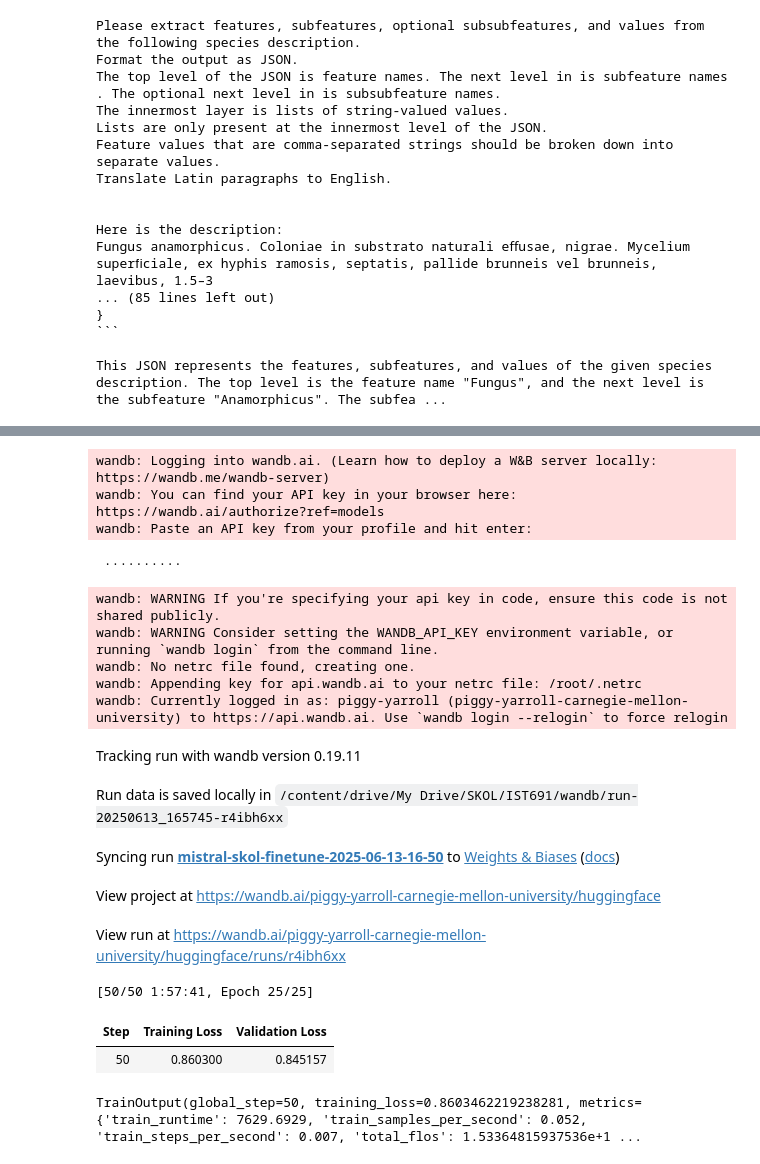
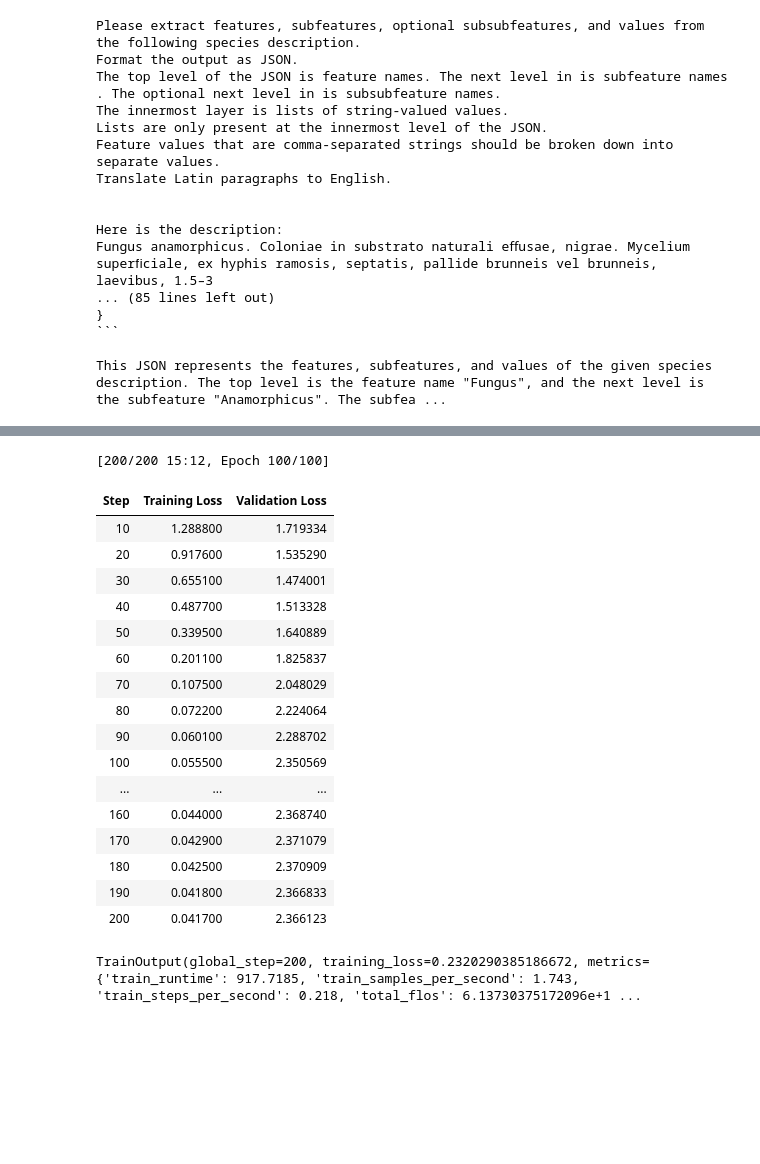
Before and after one commit to piggyatbaqaqi/skol, a Jupyter notebook: IST691/mistral_transfer_learning.ipynb, the cells around one changed output, grey strips where cells are left out. Drawn from its saved outputs; the diff is of its cells as text; code cells hidden in the pictures; blank space fills up the shorter version.

Commit message:
Full training run.
We can see by the rising validation loss that we are overfitting to our very small training set.

```diff
--- a/IST691/mistral_transfer_learning.ipynb
+++ b/IST691/mistral_transfer_learning.ipynb
@@ -161,6 +173,9 @@ from the 2nd or 3rd cells from the apex.
 # %%
 def load_json_training(filename: str) -> List[Dict[str, Any]]:
   retval = []
+  def val(description: str, result: Dict[str, Any]) -> Dict[str, str]:
+    return {'description': description,
+            'result': json.dumps(result, indent=4, ensure_ascii=False)}
   state = 'START'  # 'description', 'result'
   with open(filename, "r", encoding="utf-8") as file:
     lines = []
@@ -173,7 +188,8 @@ def load_json_training(filename: str) -> List[Dict[str, Any]]:
             result_dict = json.loads(result)
           except json.JSONDecodeError as err:
             print(f'Err: {err}\n{result}')
-          retval.append({'description': description, 'result': json.dumps(result_dict)})
+
+          retval.append(val(description, result_dict))
         lines = []
         state = 'description'
       elif line.startswith('Result:'):
@@ -189,7 +205,7 @@ def load_json_training(filename: str) -> List[Dict[str, Any]]:
         result_dict = json.loads(result)
       except json.JSONDecodeError as err:
         print(f'Err: {err}\n{result}')
-      retval.append({'description': description, 'result': json.dumps(result_dict)})
+      retval.append(val(description, result_dict))
   return retval
 # %%
 json_training = load_json_training(workdir / 'json_training.txt')
@@ -417,11 +455,14 @@ if torch.cuda.device_count() > 1: # If more than 1 GPU
 # %%
 import transformers
 from datetime import datetime
+import wandb
 project = "skol-finetune"
 base_model_name = "mistral"
 run_name = base_model_name + "-" + project
 output_dir = "./" + run_name
 tokenizer.pad_token = tokenizer.eos_token
+wandb_token = userdata.get('WANDB_TOKEN')
+wandb.login(key=wandb_token)
 trainer = transformers.Trainer(
     model=model,
     train_dataset=tokenized_train_dataset,
@@ -432,16 +473,16 @@ trainer = transformers.Trainer(
         per_device_train_batch_size=2,
         gradient_accumulation_steps=4,
         # max_steps=1000,
-        max_steps=50,
+        max_steps=100,
         learning_rate=2.5e-5, # Want about 10x smaller than the Mistral learning rate
-        logging_steps=5,
+        logging_steps=10,
         bf16=True,
         optim="paged_adamw_8bit",
         logging_dir="./logs",        # Directory for storing logs
         save_strategy="steps",       # Save the model checkpoint every logging step
-        save_steps=5,                # Save checkpoints every 50 steps
+        save_steps=10,                # Save checkpoints every 50 steps
         eval_strategy="steps", # Evaluate the model every logging step
-        eval_steps=5,               # Evaluate and save checkpoints every 50 steps
+        eval_steps=10,               # Evaluate and save checkpoints every 50 steps
         do_eval=True,                # Perform evaluation at the end of training
         report_to="wandb",           # Comment this out if you don't want to use weights & baises
         run_name=f"{run_name}-{datetime.now().strftime('%Y-%m-%d-%H-%M')}"          # Name of the W&B run (optional)
@@ -456,21 +497,22 @@ No label_names provided for model class `PeftModelForCausalLM`. Since `PeftModel
-wandb: Logging into wandb.ai. (Learn how to deploy a W&B server locally: https://wandb.me/wandb-server)
-wandb: You can find your API key in your browser here: https://wandb.ai/authorize?ref=models
-wandb: Paste an API key from your profile and hit enter:
+[200/200 15:12, Epoch 100/100]
+| Step | Training Loss | Validation Loss |
+| 10 | 1.288800 | 1.719334 |
+| 20 | 0.917600 | 1.535290 |
+| 30 | 0.655100 | 1.474001 |
+| 40 | 0.487700 | 1.513328 |
+| 50 | 0.339500 | 1.640889 |
+| 60 | 0.201100 | 1.825837 |
+| 70 | 0.107500 | 2.048029 |
+| 80 | 0.072200 | 2.224064 |
+| 90 | 0.060100 | 2.288702 |
+| 100 | 0.055500 | 2.350569 |
+| ... | ... | ... |
+| 160 | 0.044000 | 2.368740 |
+| 170 | 0.042900 | 2.371079 |
+| 180 | 0.042500 | 2.370909 |
+| 190 | 0.041800 | 2.366833 |
+| 200 | 0.041700 | 2.366123 |
- ··········
+TrainOutput(global_step=200, training_loss=0.2320290385186672, metrics={'train_runtime': 917.7185, 'train_samples_per_second': 1.743, 'train_steps_per_second': 0.218, 'total_flos': 6.13730375172096e+1 ...
-wandb: WARNING If you're specifying your api key in code, ensure this code is not shared publicly.
-wandb: WARNING Consider setting the WANDB_API_KEY environment variable, or running `wandb login` from the command line.
-wandb: No netrc file found, creating one.
-wandb: Appending key for api.wandb.ai to your netrc file: /root/.netrc
-wandb: Currently logged in as: piggy-yarroll (piggy-yarroll-carnegie-mellon-university) to https://api.wandb.ai. Use `wandb login --relogin` to force relogin
-Tracking run with wandb version 0.19.11
-Run data is saved locally in /content/drive/My Drive/SKOL/IST691/wandb/run-20250613_165745-r4ibh6xx
-Syncing run mistral-skol-finetune-2025-06-13-16-50 to Weights & Biases (docs)
-View project at https://wandb.ai/piggy-yarroll-carnegie-mellon-university/huggingface
-View run at https://wandb.ai/piggy-yarroll-carnegie-mellon-university/huggingface/runs/r4ibh6xx
-[50/50 1:57:41, Epoch 25/25]
-| Step | Training Loss | Validation Loss |
-| 50 | 0.860300 | 0.845157 |
-TrainOutput(global_step=50, training_loss=0.8603462219238281, metrics={'train_runtime': 7629.6929, 'train_samples_per_second': 0.052, 'train_steps_per_second': 0.007, 'total_flos': 1.53364815937536e+1 ...
 # %%
 base_model = AutoModelForCausalLM.from_pretrained(
     base_model_id,  # Mistral, same as before
```
Also changed, not shown: parts of 13 cells of this notebook.
